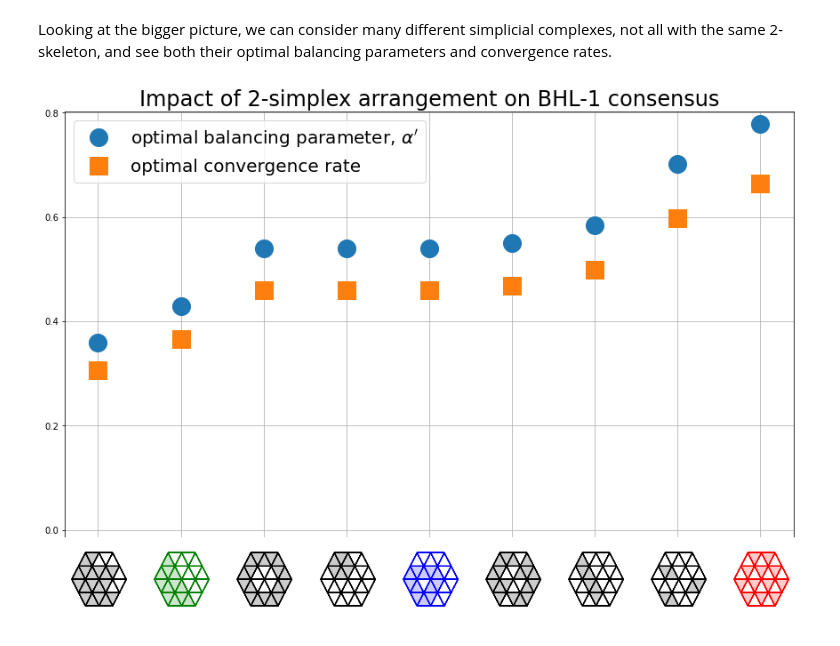
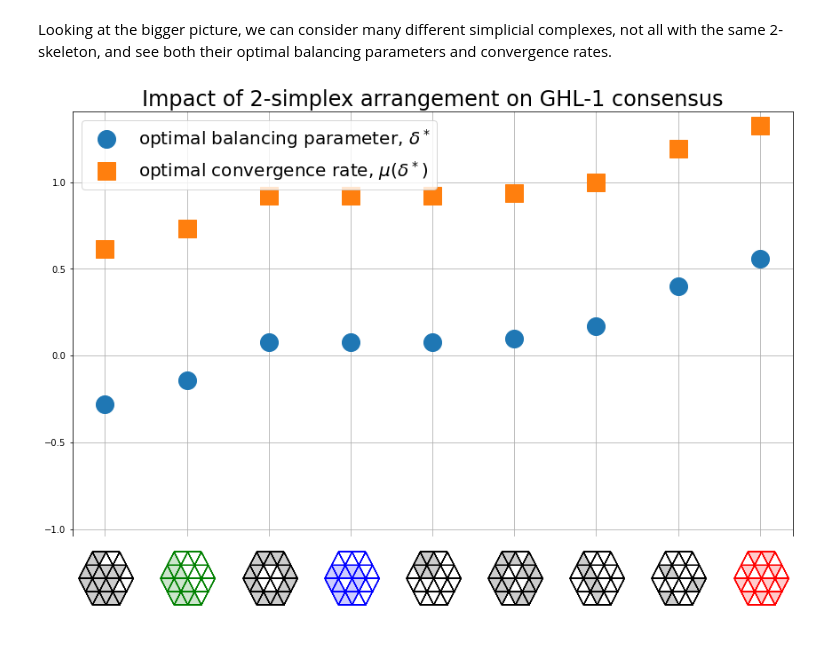
Before and after one commit to cameronziegler/Balanced-Hodge-Laplacian, a Jupyter notebook: Balanced Hodge Laplacians on simplicial complexes.ipynb, the cells around one changed output. Saved outputs shown, nothing was run; the diff lists cells and outputs as text; code cells hidden in the pictures.

```diff
--- a/Balanced Hodge Laplacians on simplicial complexes.ipynb
+++ b/Balanced Hodge Laplacians on simplicial complexes.ipynb
@@ -79,6 +79,6 @@ Looking at the bigger picture, we can consider many different simplicial complex
 # %%
 colors = ['black', 'black','black','red', 'blue', 'green', 'black','black','black', 'black']
 simplicialComplexes = [presetSC(i) for i in range(101, 110)]
-optAlphaPlot(simplicialComplexes, colors)
+optDeltaPlot(simplicialComplexes, colors)
 # %% [output]
-[figure, old version]
+[figure, new version]
```
Also changed, not shown: parts of 9 cells of this notebook, 1 other file.
